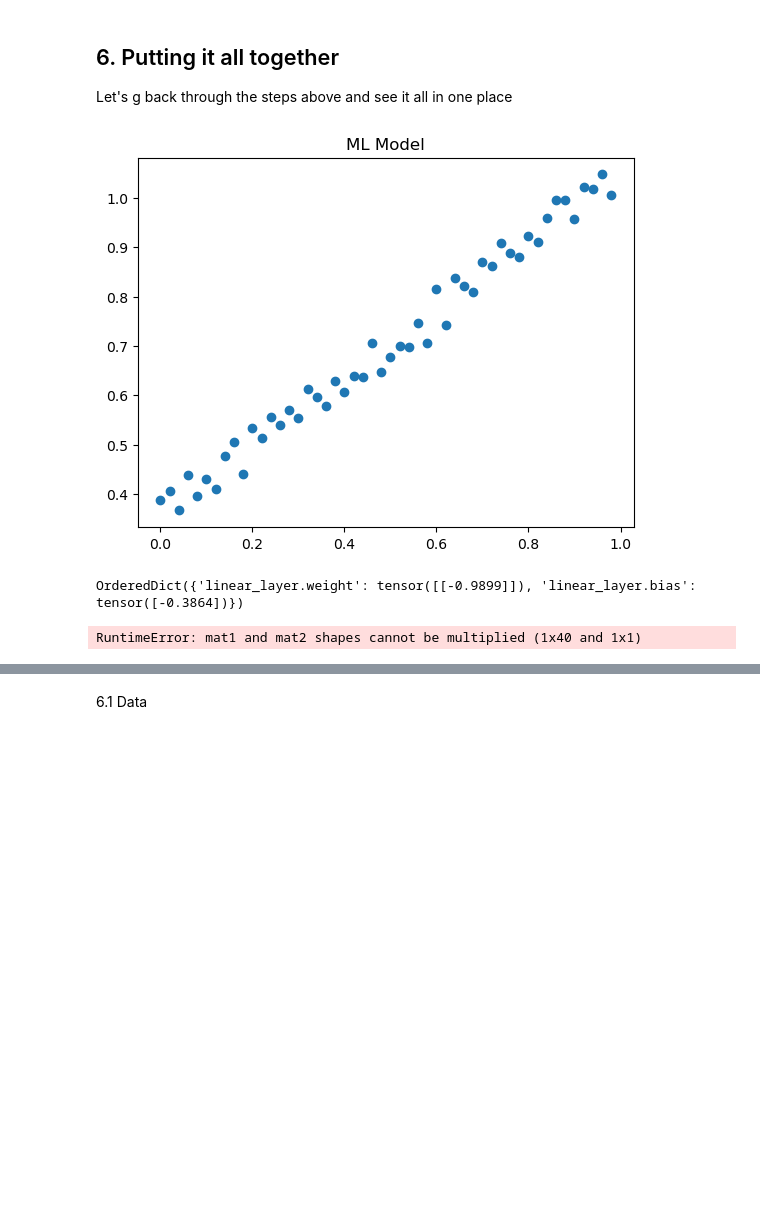
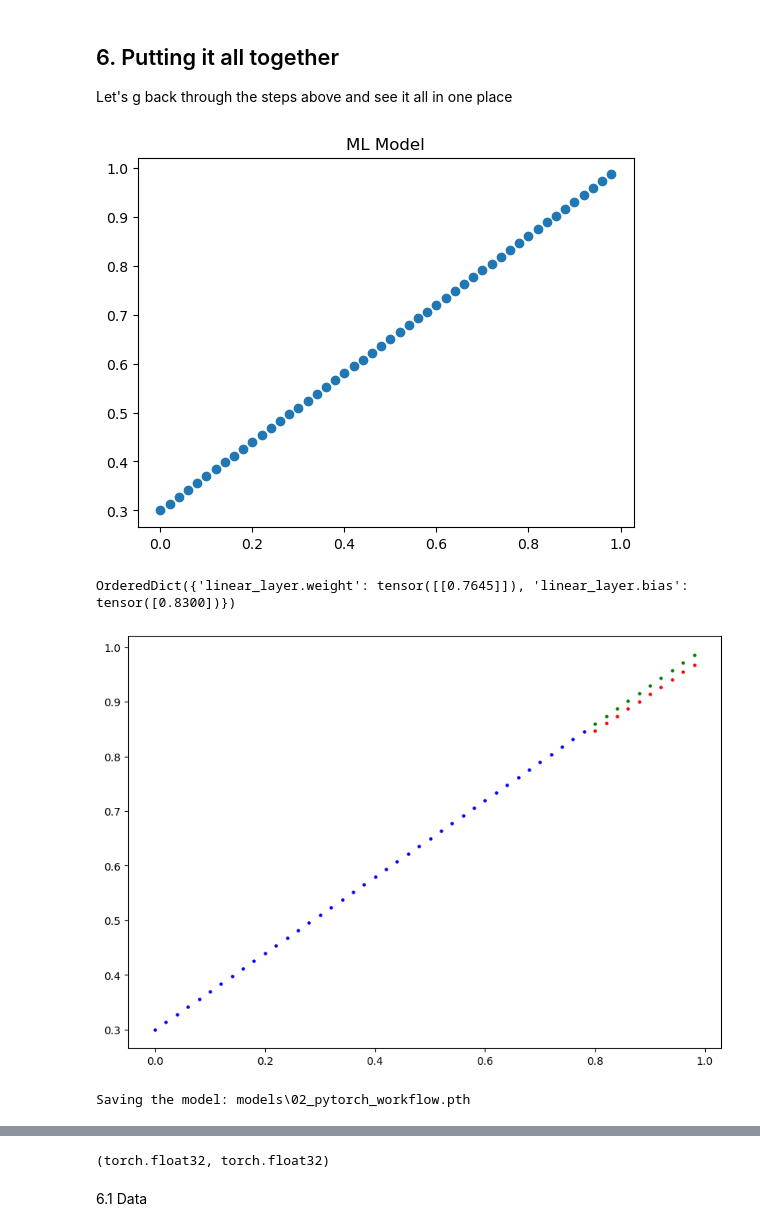
Before and after one commit to Haji-Suleman/Pytorch, a Jupyter notebook: PyTorch_WorkFlow/pytorch_workflow.ipynb, the cells around one changed output, grey strips where cells are left out. Cells and saved outputs as stored; diff of their text form; code cells hidden in the pictures; blank space fills up the shorter version.

```diff
--- a/PyTorch_WorkFlow/pytorch_workflow.ipynb
+++ b/PyTorch_WorkFlow/pytorch_workflow.ipynb
@@ -311,15 +311,15 @@ step = 0.02
 
 X = torch.arange(start, end, step, dtype=torch.float32)
 
-y = slope * X + bias+torch.rand_like(X)*0.1
+y = slope * X + bias
 
 plt.title("ML Model")
 plt.scatter(X, y)
 plt.show()
 
 train_split = int(0.8 * len(X))
-X_train, y_train = X[:train_split], y[:train_split]
-X_test, y_test = X[train_split:], y[train_split:]
+X_train, y_train = X[:train_split].unsqueeze(1), y[:train_split].unsqueeze(1)
+X_test, y_test = X[train_split:].unsqueeze(1), y[train_split:].unsqueeze(1)
 
 
 def plot_prediction(y_predictions=None):
@@ -369,33 +369,34 @@ for epoch in range(epochs):
         test_loss = loss_fn(test_pred, y_test)
 
     if epoch % 10 == 0:
         epoch_count.append(epoch)
         test_loss_values.append(test_loss.item())
         loss_values.append(loss.item())
 
 with torch.inference_mode():
     plot_prediction(y_predictions=test_pred)
 
 # Save the model
 from pathlib import Path
 
 MODEL_PATH = Path("models")
 MODEL_PATH.mkdir(parents=True, exist_ok=True)
 
 MODEL_NAME = "02_pytorch_workflow.pth"
 MODEL_SAVE_PATH = MODEL_PATH / MODEL_NAME
 
 torch.save(model.state_dict(), MODEL_SAVE_PATH)
 print(f"Saving the model: {MODEL_SAVE_PATH}")
 
 
 # Load the model
 plt.plot(epoch_count, loss_values, label="Train Loss")
 plt.plot(epoch_count, test_loss_values, label="Test Loss")
 plt.legend()
 plt.grid()
 plt.show()
 # %% [output]
-[figure, old version]
+[figure, new version]
-OrderedDict({'linear_layer.weight': tensor([[-0.9899]]), 'linear_layer.bias': tensor([-0.3864])})
+OrderedDict({'linear_layer.weight': tensor([[0.7645]]), 'linear_layer.bias': tensor([0.8300])})
+[figure, added]
-RuntimeError: mat1 and mat2 shapes cannot be multiplied (1x40 and 1x1)
+Saving the model: models\02_pytorch_workflow.pth
@@ -402,2 +404,6 @@ RuntimeError: mat1 and mat2 shapes cannot be multiplied (1x40 and 1x1)
+# %%
+X_train.dtype,y_train.dtype
+# %% [output]
+(torch.float32, torch.float32)
 # %% [markdown]
 6.1 Data
```
Also changed, not shown: parts of 1 cell of this notebook, 1 other file.
